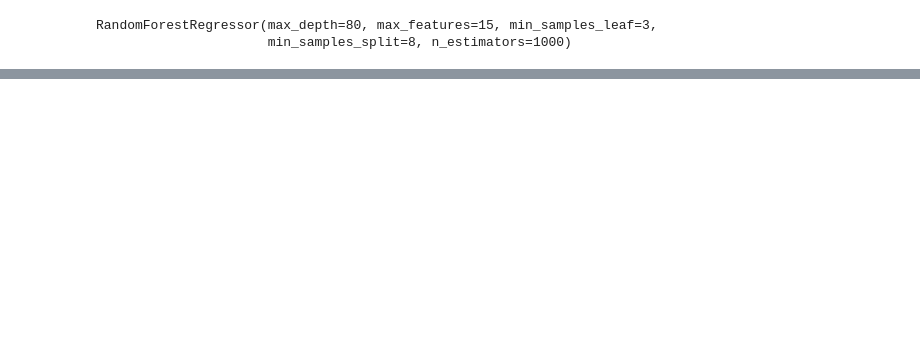
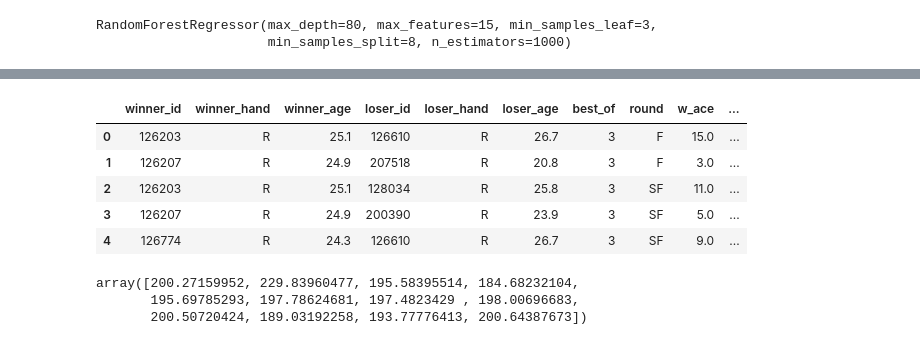
Before and after one commit to jmayordomom/ML_TennisPredict, a Jupyter notebook: src/notebooks/02_ProcesadoDatos.ipynb, the cells around one changed output, grey strips where cells are left out. Cells and saved outputs as stored; diff of their text form; code cells hidden in the pictures; blank space fills up the shorter version.

Commit message:
Predictor corregido

```diff
--- a/src/notebooks/02_ProcesadoDatos.ipynb
+++ b/src/notebooks/02_ProcesadoDatos.ipynb
@@ -189,0 +199,10 @@ mean_absolute_percentage_error(y_test, pred)
+# %%
+dataframe = pd.read_csv("../data/processed/tennisRes.csv", sep = ";")
+dataframe.head()
+# %% [output]
+|  | winner_id | winner_hand | winner_age | loser_id | loser_hand | loser_age | best_of | round | w_ace | ... |
+| 0 | 126203 | R | 25.1 | 126610 | R | 26.7 | 3 | F | 15.0 | ... |
+| 1 | 126207 | R | 24.9 | 207518 | R | 20.8 | 3 | F | 3.0 | ... |
+| 2 | 126203 | R | 25.1 | 128034 | R | 25.8 | 3 | SF | 11.0 | ... |
+| 3 | 126207 | R | 24.9 | 200390 | R | 23.9 | 3 | SF | 5.0 | ... |
+| 4 | 126774 | R | 24.3 | 126610 | R | 26.7 | 3 | SF | 9.0 | ... |
@@ -189,0 +216,6 @@ mean_absolute_percentage_error(y_test, pred)
+# %%
+rforest.predict(dataframe)
+# %% [output]
+array([200.27159952, 229.83960477, 195.58395514, 184.68232104,
+       195.69785293, 197.78624681, 197.4823429 , 198.00696683,
+       200.50720424, 189.03192258, 193.77776413, 200.64387673])
```
Also changed, not shown: parts of 14 cells of this notebook, 5 other files.
